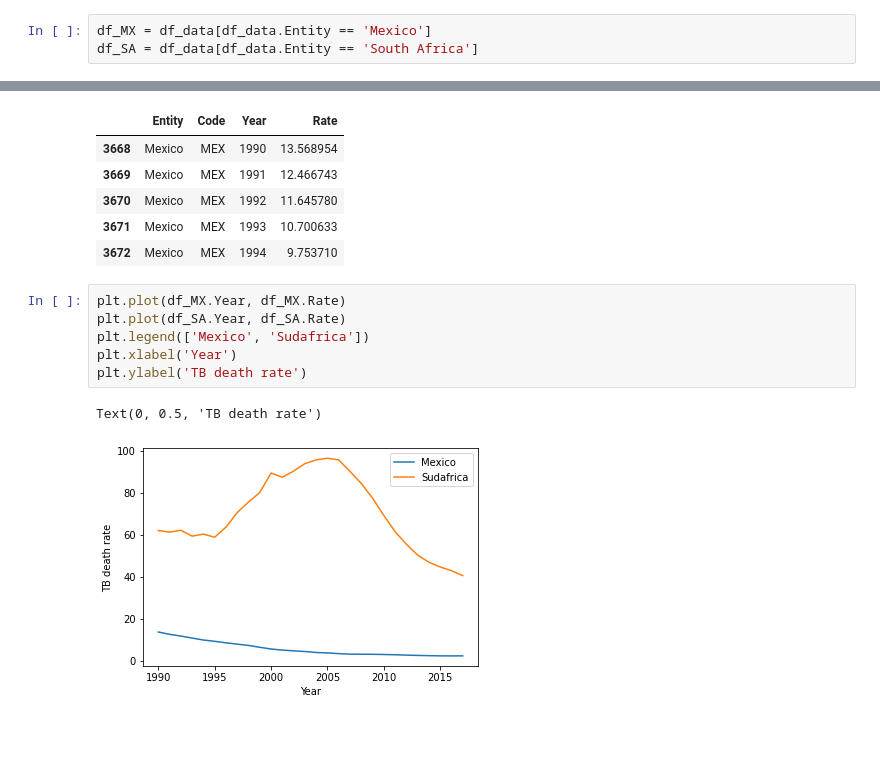
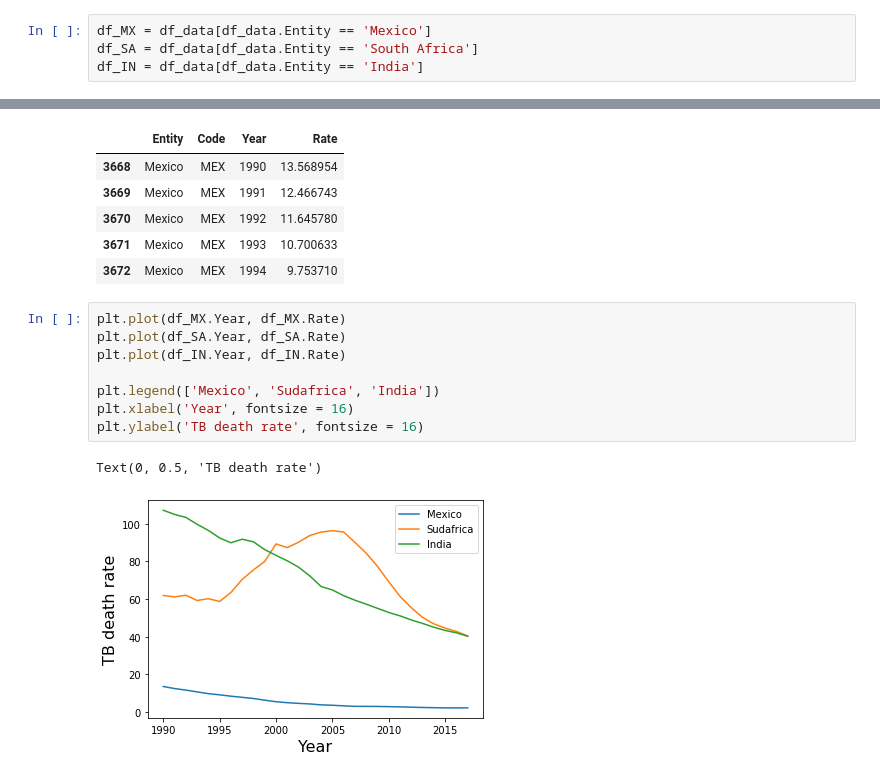
Before and after one commit to ajinich/tcj2021, a Jupyter notebook: code/intro_a_Python.ipynb, the cells around one changed output, grey strips where cells are left out. Saved outputs shown, nothing was run; the diff lists cells and outputs as text; blank space fills up the shorter version.

```diff
--- a/code/intro_a_Python.ipynb
+++ b/code/intro_a_Python.ipynb
@@ -74,6 +94,7 @@ Algo muy util es aprender a filtrar los datos. Por ejemplo, solo nos interesan l
 # %%
 df_MX = df_data[df_data.Entity == 'Mexico']
 df_SA = df_data[df_data.Entity == 'South Africa']
+df_IN = df_data[df_data.Entity == 'India']
 # %%
 df_MX.head(5)
 # %% [output]
@@ -86,9 +107,11 @@ df_MX.head(5)
 # %%
 plt.plot(df_MX.Year, df_MX.Rate)
 plt.plot(df_SA.Year, df_SA.Rate)
-plt.legend(['Mexico', 'Sudafrica'])
-plt.xlabel('Year')
-plt.ylabel('TB death rate')
+plt.plot(df_IN.Year, df_IN.Rate)
+
+plt.legend(['Mexico', 'Sudafrica', 'India'])
+plt.xlabel('Year', fontsize = 16)
+plt.ylabel('TB death rate', fontsize = 16)
 # %% [output]
 Text(0, 0.5, 'TB death rate')
-[figure, old version]
+[figure, new version]
```
Also changed, not shown: parts of 8 cells of this notebook.
